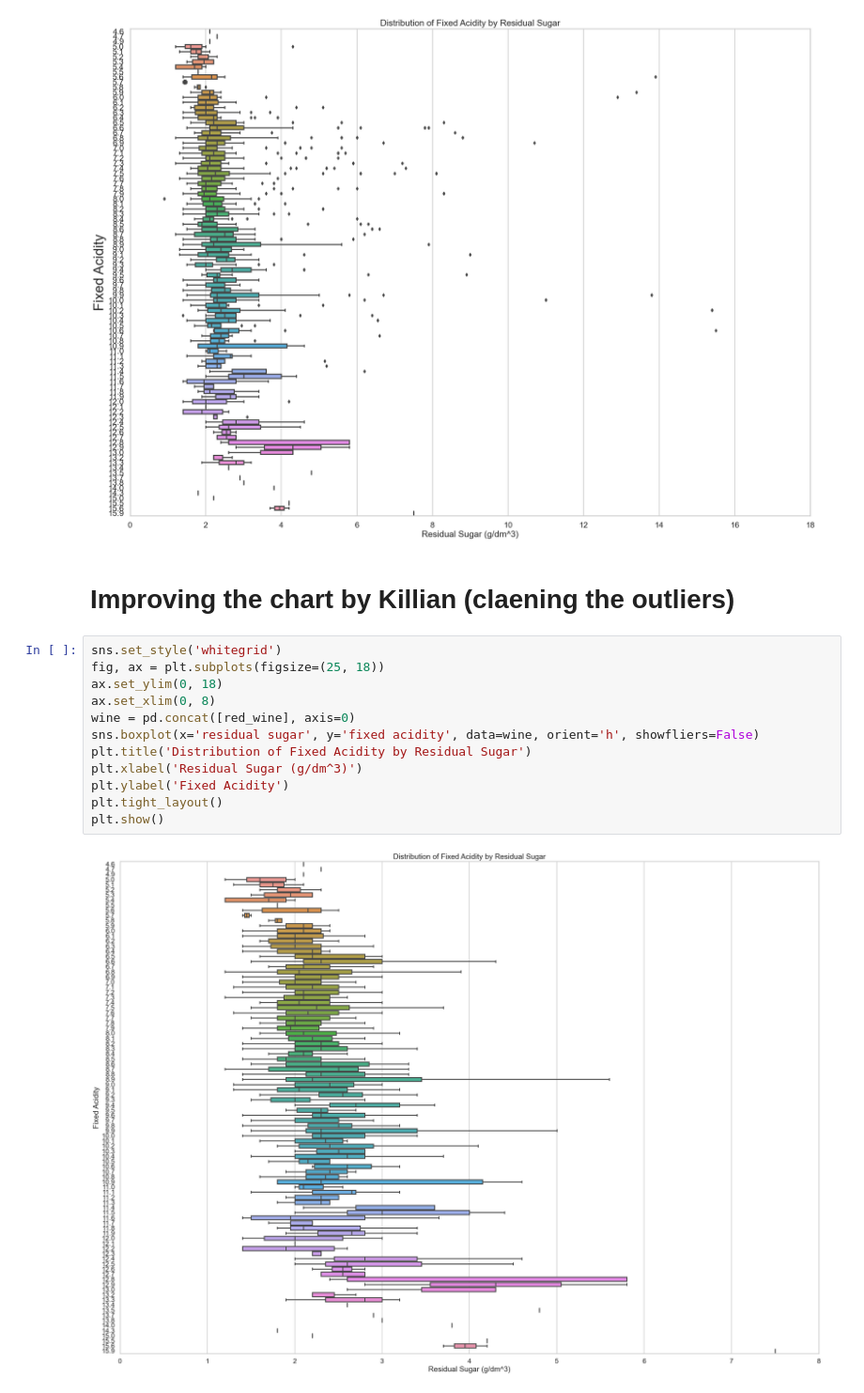
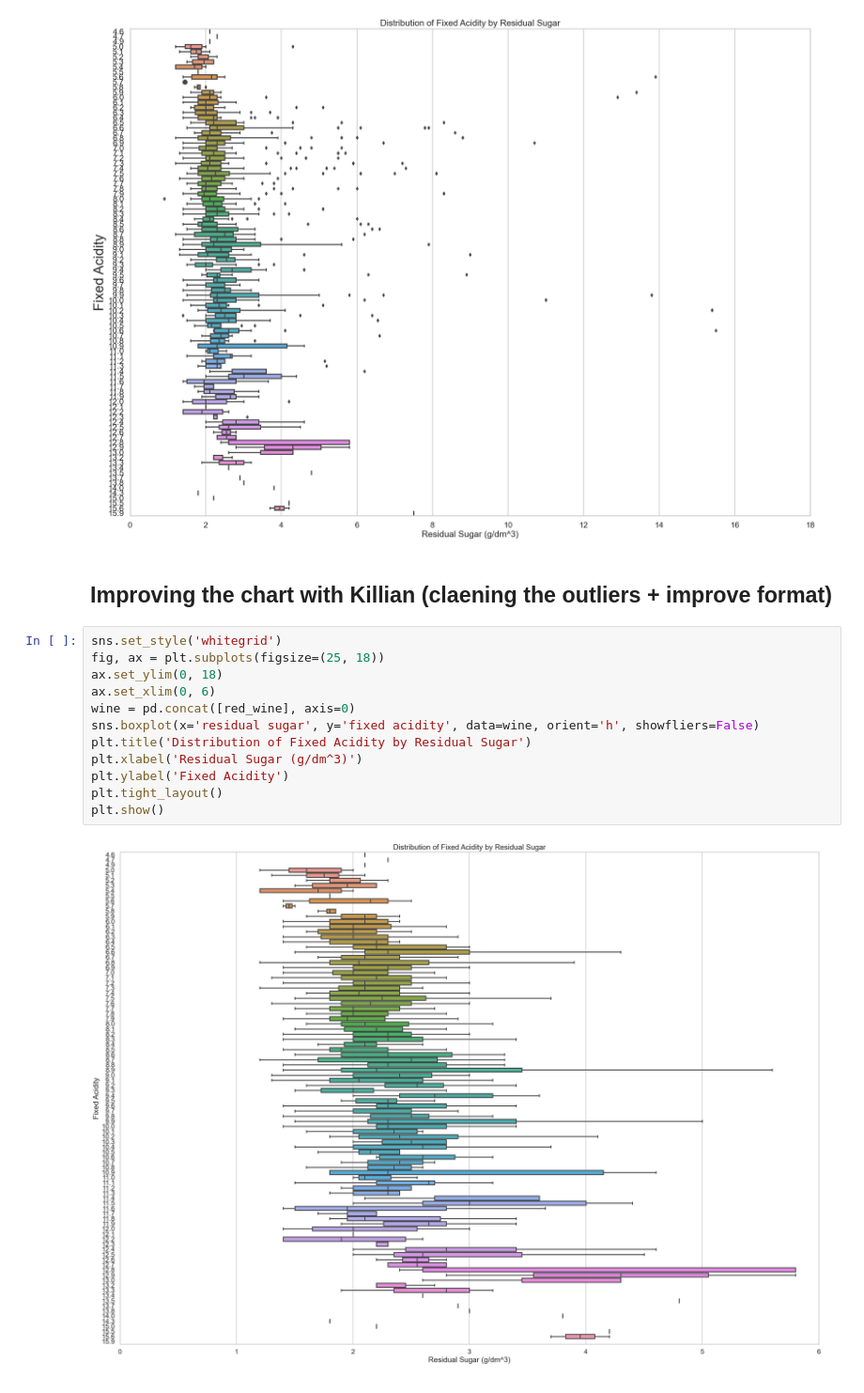
Before and after one commit to sfdatade/blueberry_winerys_project, a Jupyter notebook: BlueBerry_Winery_Project.ipynb, the cells around one changed output. Shown at 94% size. Cells and saved outputs as stored; diff of their text form.

```diff
--- a/BlueBerry_Winery_Project.ipynb
+++ b/BlueBerry_Winery_Project.ipynb
@@ -511,18 +511,18 @@ plt.show()
 # %% [output]
 [figure]
 # %% [markdown]
-# Improving the chart by Killian (claening the outliers)
+## Improving the chart with Killian (claening the outliers + improve format)
 # %%
 sns.set_style('whitegrid')
 fig, ax = plt.subplots(figsize=(25, 18))
 ax.set_ylim(0, 18)
-ax.set_xlim(0, 8)
+ax.set_xlim(0, 6)
 wine = pd.concat([red_wine], axis=0)
 sns.boxplot(x='residual sugar', y='fixed acidity', data=wine, orient='h', showfliers=False)
 plt.title('Distribution of Fixed Acidity by Residual Sugar')
 plt.xlabel('Residual Sugar (g/dm^3)')
 plt.ylabel('Fixed Acidity')
 plt.tight_layout()
 plt.show()
 # %% [output]
-[figure, old version]
+[figure, new version]
```
Also changed, not shown: parts of 11 cells of this notebook.
